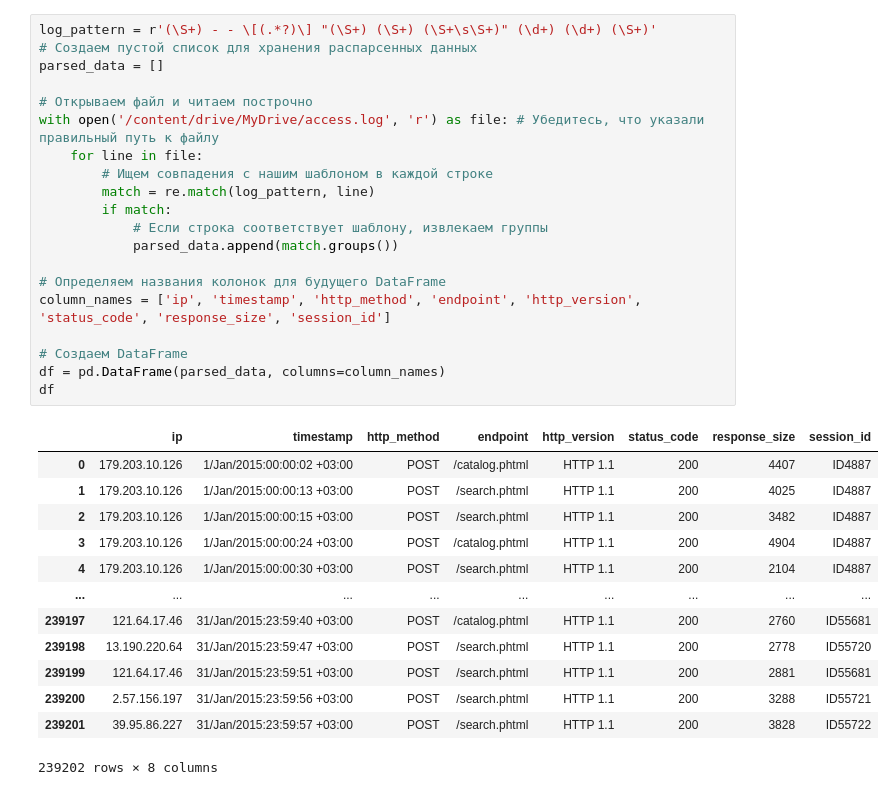
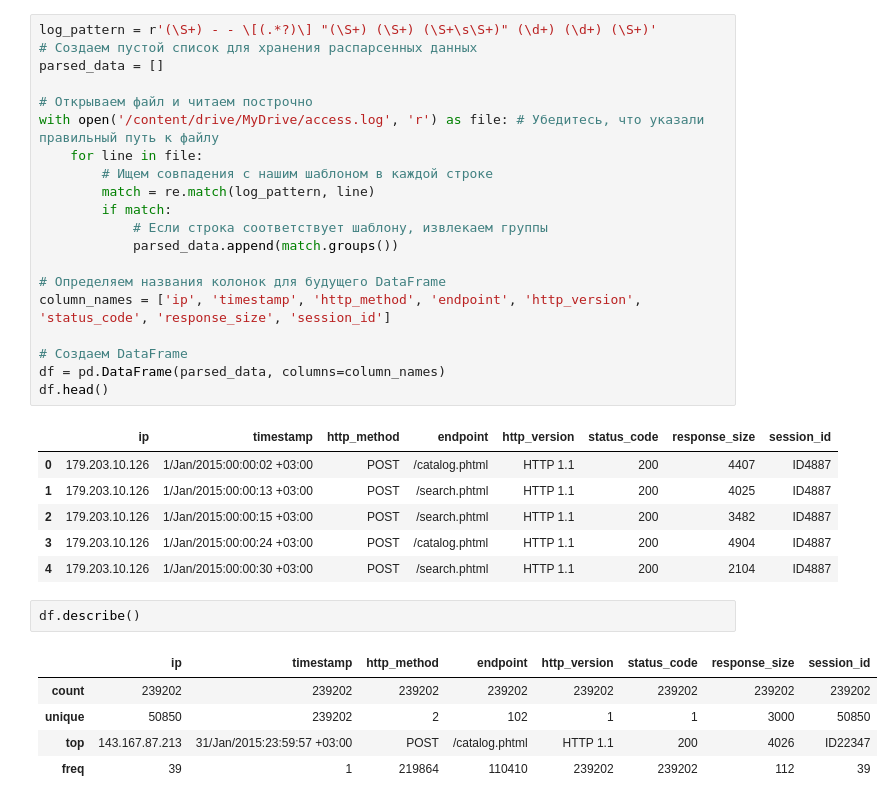
Before and after one commit to MatveyOreshkinn/Minor, a Jupyter notebook: ЛР1.ipynb, the cells around one changed output. Saved outputs shown, nothing was run; the diff lists cells and outputs as text.

```diff
--- a/ЛР1.ipynb
+++ b/ЛР1.ipynb
@@ -16,34 +19,35 @@ Mounted at /content/drive
 # %%
 log_pattern = r'(\S+) - - \[(.*?)\] "(\S+) (\S+) (\S+\s\S+)" (\d+) (\d+) (\S+)'
 # Создаем пустой список для хранения распарсенных данных
 parsed_data = []
 
 # Открываем файл и читаем построчно
 with open('/content/drive/MyDrive/access.log', 'r') as file: # Убедитесь, что указали правильный путь к файлу
     for line in file:
         # Ищем совпадения с нашим шаблоном в каждой строке
         match = re.match(log_pattern, line)
         if match:
             # Если строка соответствует шаблону, извлекаем группы
             parsed_data.append(match.groups())
 
 # Определяем названия колонок для будущего DataFrame
 column_names = ['ip', 'timestamp', 'http_method', 'endpoint', 'http_version', 'status_code', 'response_size', 'session_id']
 
 # Создаем DataFrame
 df = pd.DataFrame(parsed_data, columns=column_names)
-df
+df.head()
 # %% [output]
 |  | ip | timestamp | http_method | endpoint | http_version | status_code | response_size | session_id |
 | 0 | 179.203.10.126 | 1/Jan/2015:00:00:02 +03:00 | POST | /catalog.phtml | HTTP 1.1 | 200 | 4407 | ID4887 |
 | 1 | 179.203.10.126 | 1/Jan/2015:00:00:13 +03:00 | POST | /search.phtml | HTTP 1.1 | 200 | 4025 | ID4887 |
 | 2 | 179.203.10.126 | 1/Jan/2015:00:00:15 +03:00 | POST | /search.phtml | HTTP 1.1 | 200 | 3482 | ID4887 |
 | 3 | 179.203.10.126 | 1/Jan/2015:00:00:24 +03:00 | POST | /catalog.phtml | HTTP 1.1 | 200 | 4904 | ID4887 |
 | 4 | 179.203.10.126 | 1/Jan/2015:00:00:30 +03:00 | POST | /search.phtml | HTTP 1.1 | 200 | 2104 | ID4887 |
-| ... | ... | ... | ... | ... | ... | ... | ... | ... |
-| 239197 | 121.64.17.46 | 31/Jan/2015:23:59:40 +03:00 | POST | /catalog.phtml | HTTP 1.1 | 200 | 2760 | ID55681 |
-| 239198 | 13.190.220.64 | 31/Jan/2015:23:59:47 +03:00 | POST | /search.phtml | HTTP 1.1 | 200 | 2778 | ID55720 |
-| 239199 | 121.64.17.46 | 31/Jan/2015:23:59:51 +03:00 | POST | /search.phtml | HTTP 1.1 | 200 | 2881 | ID55681 |
-| 239200 | 2.57.156.197 | 31/Jan/2015:23:59:56 +03:00 | POST | /search.phtml | HTTP 1.1 | 200 | 3288 | ID55721 |
-| 239201 | 39.95.86.227 | 31/Jan/2015:23:59:57 +03:00 | POST | /search.phtml | HTTP 1.1 | 200 | 3828 | ID55722 |
-239202 rows × 8 columns
+# %%
+df.describe()
+# %% [output]
+|  | ip | timestamp | http_method | endpoint | http_version | status_code | response_size | session_id |
+| count | 239202 | 239202 | 239202 | 239202 | 239202 | 239202 | 239202 | 239202 |
+| unique | 50850 | 239202 | 2 | 102 | 1 | 1 | 3000 | 50850 |
+| top | 143.167.87.213 | 31/Jan/2015:23:59:57 +03:00 | POST | /catalog.phtml | HTTP 1.1 | 200 | 4026 | ID22347 |
+| freq | 39 | 1 | 219864 | 110410 | 239202 | 239202 | 112 | 39 |
```
Also changed, not shown: parts of 13 cells of this notebook.
